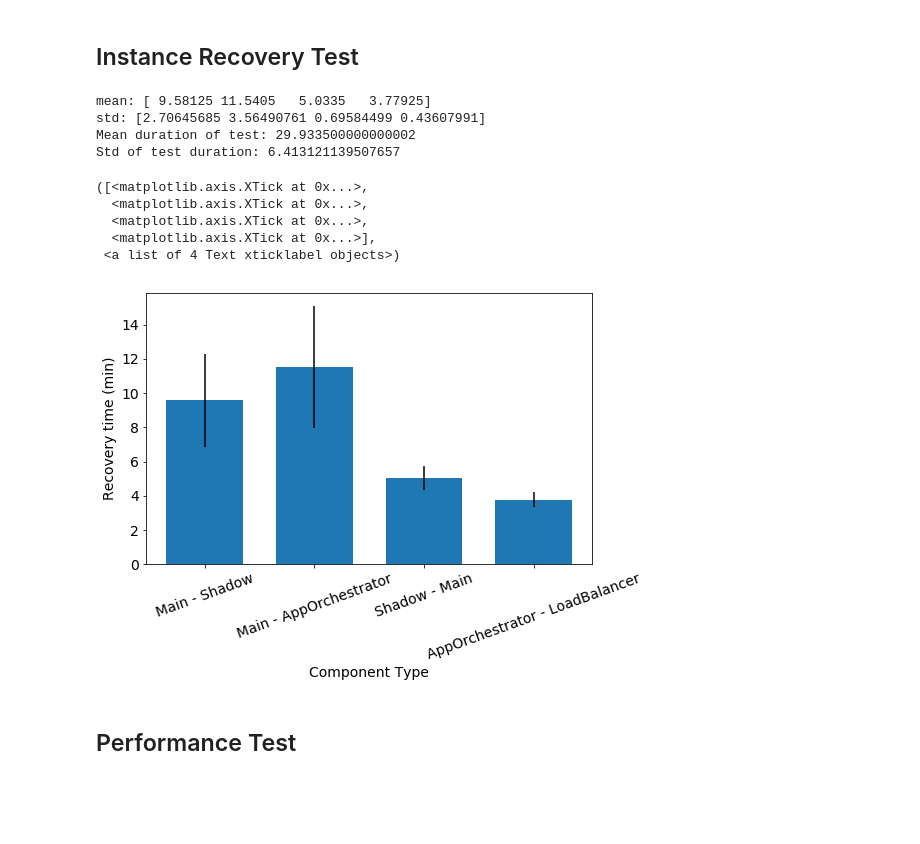
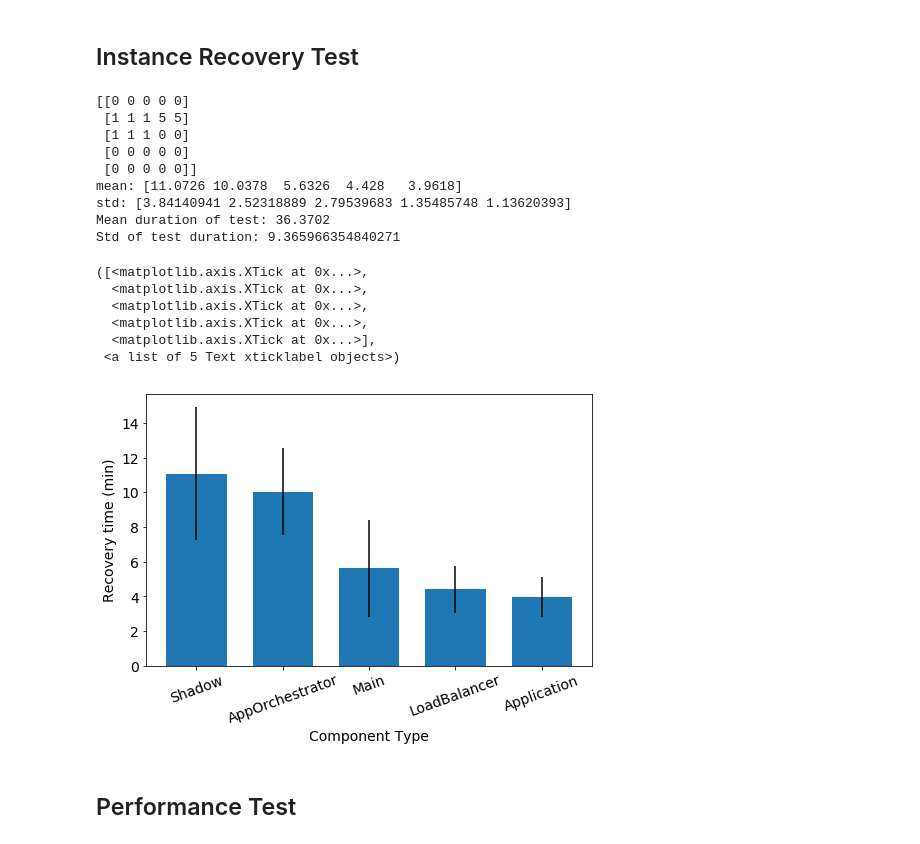
Before and after one commit to arucard21/cloudcomputing, a Jupyter notebook: Visualizations.ipynb, the cells around one changed output. Cells and saved outputs as stored; diff of their text form; code cells hidden in the pictures; blank space fills up the shorter version.

Commit message:
Updated visualizations

```diff
--- a/Visualizations.ipynb
+++ b/Visualizations.ipynb
@@ -5,38 +5,48 @@
 # %%
 import numpy as np
 import matplotlib.pyplot as plt
 plt.rcParams.update({'font.size':14})
 
 
 # Input of type [Main-Shadow, Main-App, Shadow-Main, APP-LB]
-recovery_time = np.array([[8.082, 6.072, 11.038, 13.133], [12.031, 6.05, 12.047, 16.034],
-                          [6.026, 4.058, 5.025, 5.025], [4.025, 4.04, 3.024, 4.028]])
-mean_time = np.mean(recovery_time, 1)
-std_time = np.std(recovery_time, 1)
+recovery_time = np.array([[8.082, 6.072, 11.038, 13.133, 17.038], [12.031, 6.05, 12.047, 16.034, 17.027],
+                          [6.026, 4.058, 5.025, 5.025, 11.029], [4.025, 4.04, 3.024, 4.028, 7.023],
+                          [3.011, 5.388, 3.04, 3.052, 5.318]])
+delay = np.array([[0,0,0,0,0], [1,1,1,5,5], [1,1,1,0,0], [0,0,0,0,0], [0,0,0,0,0]])
+
+print(delay)
+mean_time = np.mean(recovery_time - delay, 1)
+std_time = np.std(recovery_time -delay, 1)
 print("mean:",mean_time)
 print("std:",std_time)
 
-test_time = np.array([30.163, 20.219, 31.133, 38.219])
+test_time = np.array([32.163, 24.219, 33.133, 40.219, 52.117])
 print("Mean duration of test:", np.mean(test_time))
 print("Std of test duration:", np.std(test_time))
 
 plt.figure(figsize=(8,5))
-plt.bar(range(4), mean_time, yerr=std_time, width=0.7)
+plt.bar(range(5), mean_time, yerr=std_time, width=0.7)
 plt.xlabel("Component Type")
 plt.ylabel("Recovery time (min)")
-plt.xticks(range(4), ("Main - Shadow", "Main - AppOrchestrator", "Shadow - Main",
-                      "AppOrchestrator - LoadBalancer"), rotation=20)
+plt.xticks(range(5), ("Shadow", "AppOrchestrator", "Main",
+                      "LoadBalancer", "Application"), rotation=20)
 # %% [output]
-mean: [ 9.58125 11.5405   5.0335   3.77925]
-std: [2.70645685 3.56490761 0.69584499 0.43607991]
-Mean duration of test: 29.933500000000002
-Std of test duration: 6.413121139507657
+[[0 0 0 0 0]
+ [1 1 1 5 5]
+ [1 1 1 0 0]
+ [0 0 0 0 0]
+ [0 0 0 0 0]]
+mean: [11.0726 10.0378  5.6326  4.428   3.9618]
+std: [3.84140941 2.52318889 2.79539683 1.35485748 1.13620393]
+Mean duration of test: 36.3702
+Std of test duration: 9.365966354840271
 ([<matplotlib.axis.XTick at 0x...>,
   <matplotlib.axis.XTick at 0x...>,
   <matplotlib.axis.XTick at 0x...>,
+  <matplotlib.axis.XTick at 0x...>,
   <matplotlib.axis.XTick at 0x...>],
- <a list of 4 Text xticklabel objects>)
+ <a list of 5 Text xticklabel objects>)
-[figure, old version]
+[figure, new version]
 # %% [markdown]
 ## Performance Test
 # %%
```
Also changed, not shown: parts of 7 cells of this notebook.
